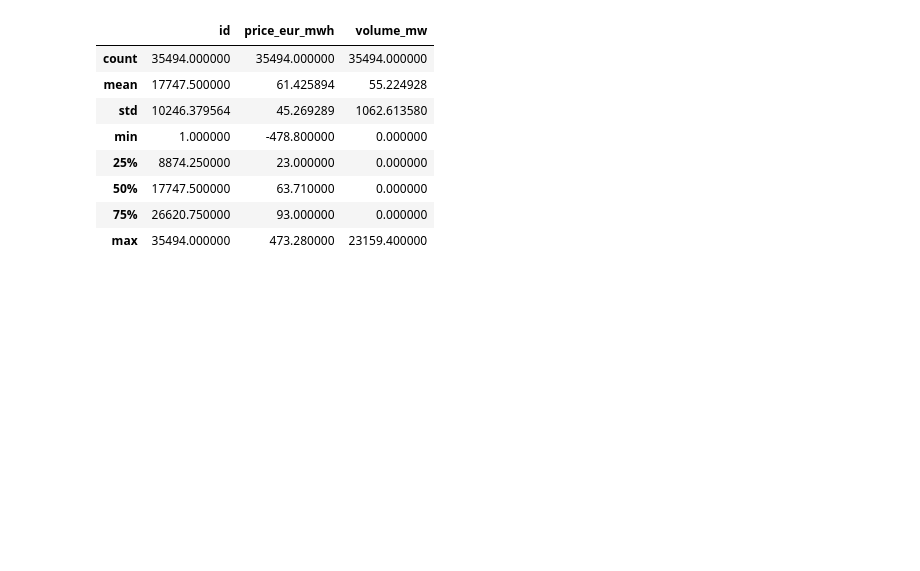
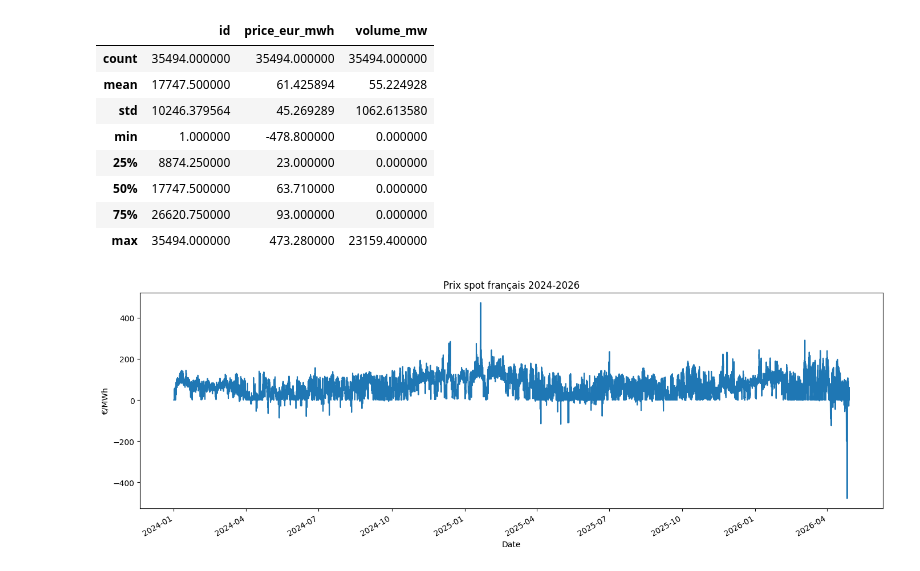
Before and after one commit to fork71enthropy/ElectricityPricing2026_FR, a Jupyter notebook: 01_exploratory.ipynb, the cells around one changed output. Drawn from its saved outputs; the diff is of its cells as text; code cells hidden in the pictures; blank space fills up the shorter version.

```diff
--- a/01_exploratory.ipynb
+++ b/01_exploratory.ipynb
@@ -41,3 +41,16 @@ df.describe()
 | 50% | 17747.500000 | 63.710000 | 0.000000 |
 | 75% | 26620.750000 | 93.000000 | 0.000000 |
 | max | 35494.000000 | 473.280000 | 23159.400000 |
+# %%
+df['start_date'] = pd.to_datetime(df['start_date'],utc=True)
+# %%
+df['start_date'] = pd.to_datetime(df['start_date'], utc=True)
+df.set_index('start_date', inplace=True)
+
+df['price_eur_mwh'].plot(figsize=(14, 5), title='Prix spot français 2024-2026')
+plt.xlabel('Date')
+plt.ylabel('€/MWh')
+plt.tight_layout()
+plt.show()
+# %% [output]
+[figure, added]
```
Also changed, not shown: parts of 4 cells of this notebook, 2 other files.
